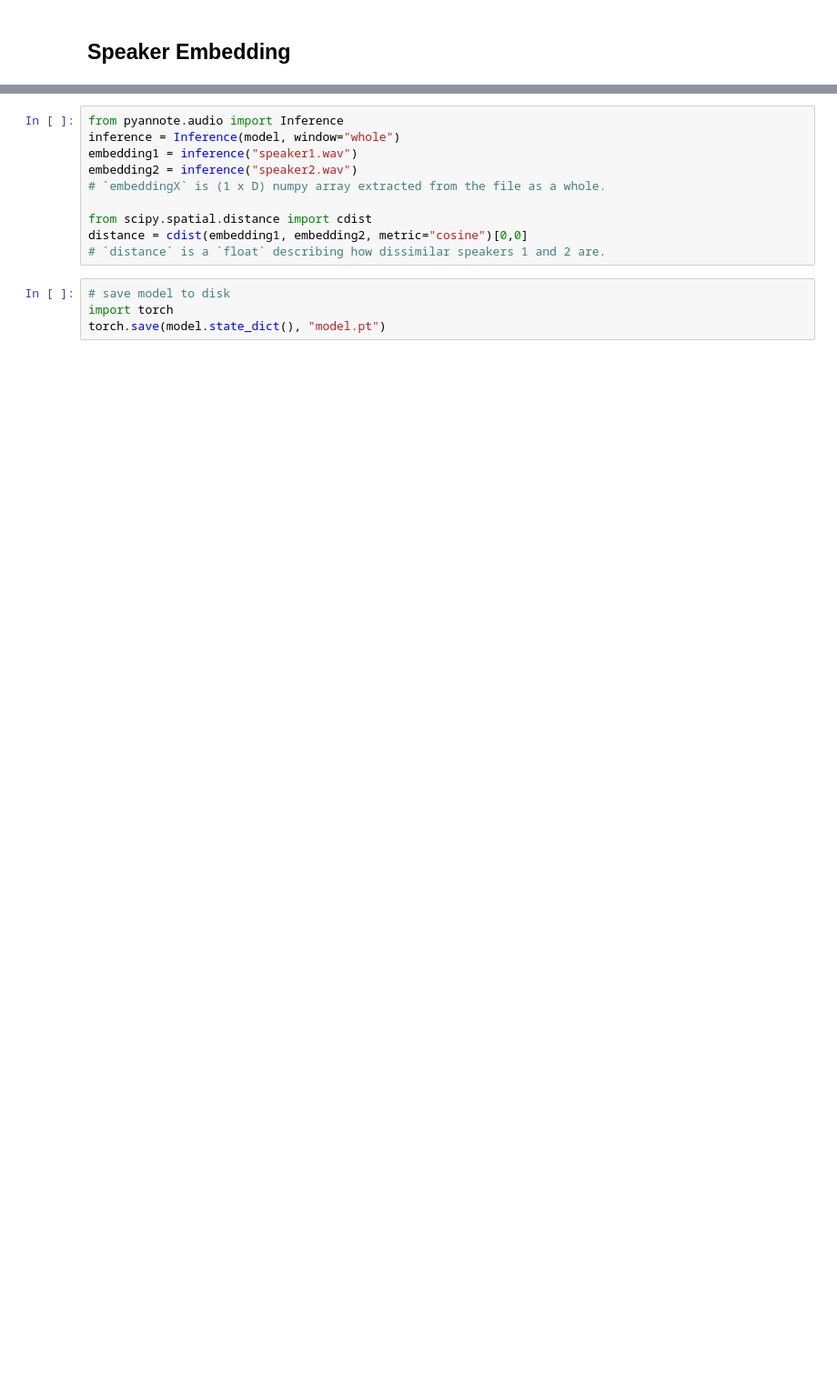
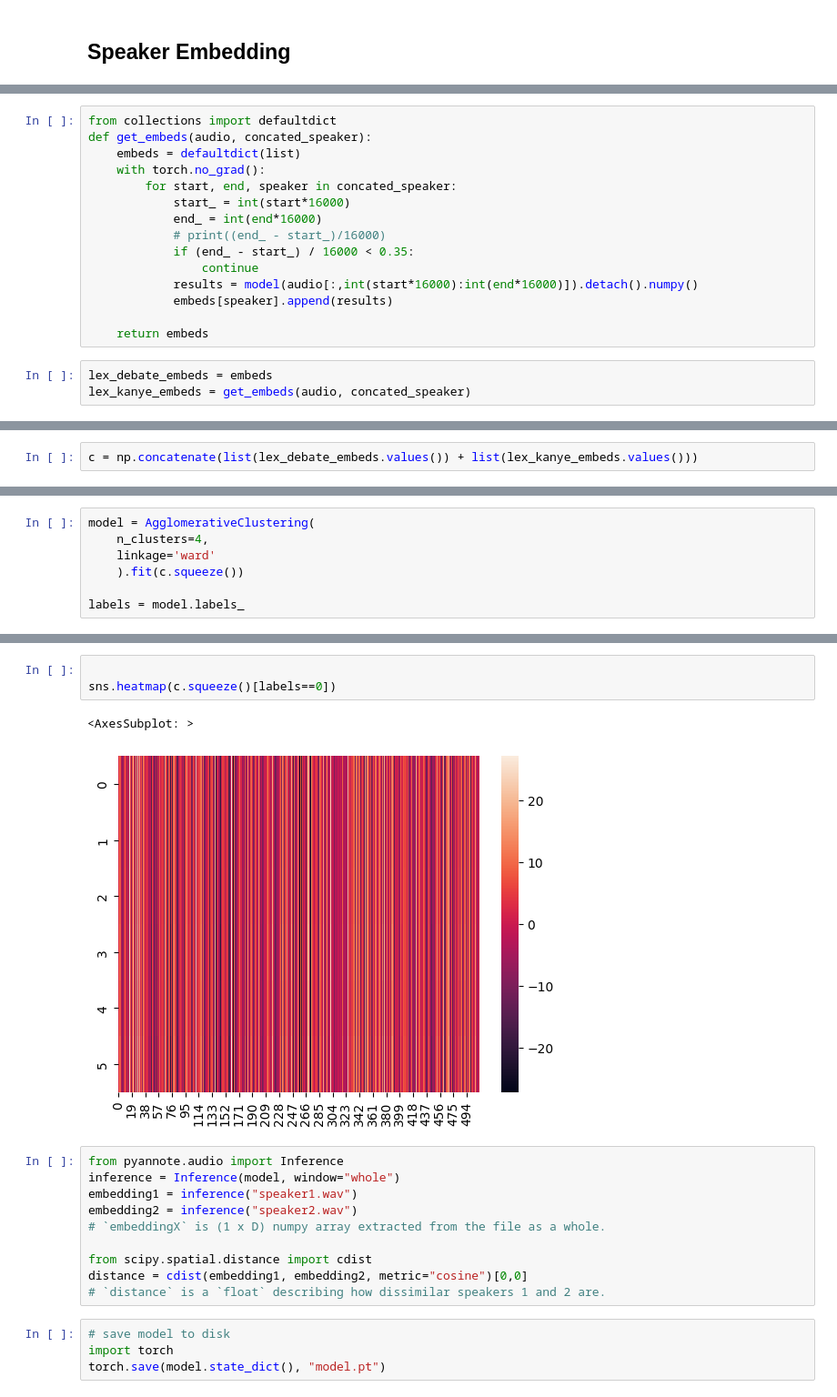
Before and after one commit to miguelvalente/whisperer, a Jupyter notebook: notebooks/TestDiarization.ipynb, the cells around one changed output, grey strips where cells are left out. Shown at 91% size. Drawn from its saved outputs; the diff is of its cells as text; blank space fills up the shorter version.

```diff
--- a/notebooks/TestDiarization.ipynb
+++ b/notebooks/TestDiarization.ipynb
@@ -103,0 +61,18 @@ model = Model.from_pretrained("pyannote/embedding",
+# %%
+from collections import defaultdict
+def get_embeds(audio, concated_speaker):
+    embeds = defaultdict(list)
+    with torch.no_grad():
+        for start, end, speaker in concated_speaker:
+            start_ = int(start*16000)
+            end_ = int(end*16000)
+            # print((end_ - start_)/16000)
+            if (end_ - start_) / 16000 < 0.35:
+                continue
+            results = model(audio[:,int(start*16000):int(end*16000)]).detach().numpy()
+            embeds[speaker].append(results)
+
+    return embeds
+# %%
+lex_debate_embeds = embeds
+lex_kanye_embeds = get_embeds(audio, concated_speaker)
@@ -103,0 +95,2 @@ model = Model.from_pretrained("pyannote/embedding",
+# %%
+c = np.concatenate(list(lex_debate_embeds.values()) + list(lex_kanye_embeds.values()))
@@ -103,0 +103,7 @@ model = Model.from_pretrained("pyannote/embedding",
+# %%
+model = AgglomerativeClustering(
+    n_clusters=4,
+    linkage='ward'
+    ).fit(c.squeeze())
+
+labels = model.labels_
@@ -104,3 +130,9 @@ model = Model.from_pretrained("pyannote/embedding",
+# %%
+
+sns.heatmap(c.squeeze()[labels==0])
+# %% [output]
+<AxesSubplot: >
+[figure, added]
 # %%
 from pyannote.audio import Inference
 inference = Inference(model, window="whole")
```
Also changed, not shown: parts of 22 cells of this notebook, 2 other files.
